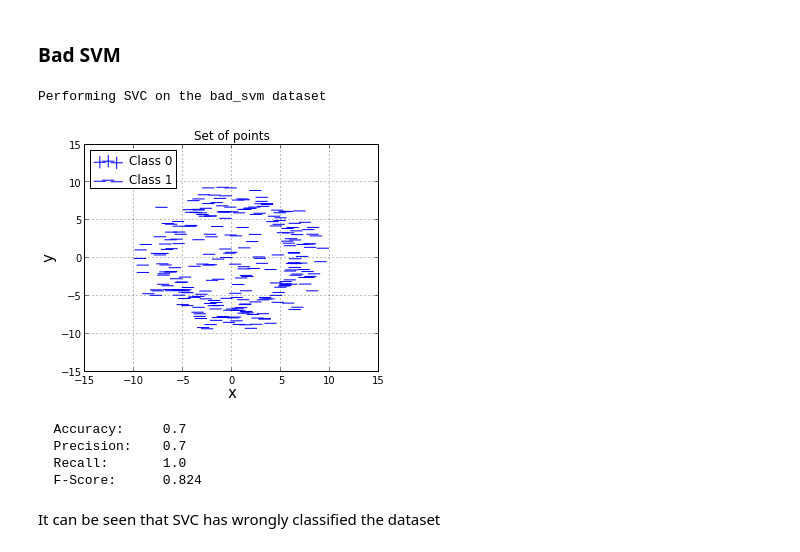
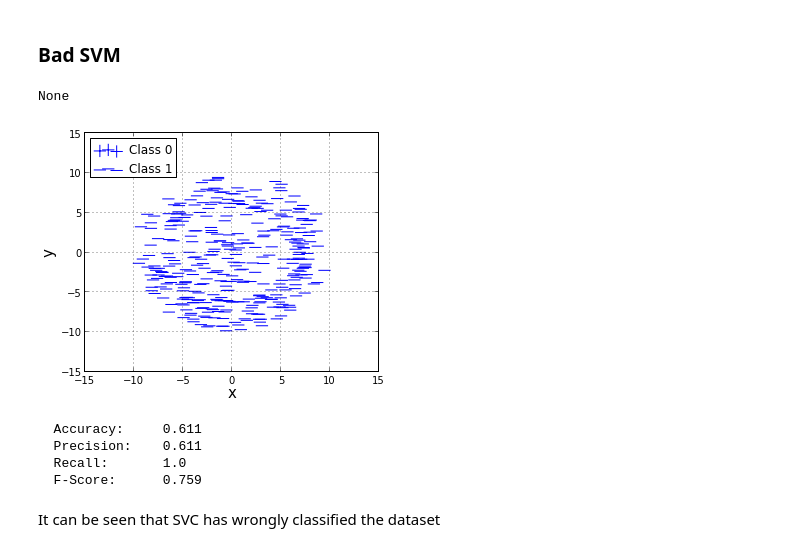
Before and after one commit to sagarjauhari/graph_mining, a Jupyter notebook: Graph Data Mining - L3.ipynb, the cells around one changed output. Drawn from its saved outputs; the diff is of its cells as text; code cells hidden in the pictures.

```diff
--- a/Graph Data Mining - L3.ipynb
+++ b/Graph Data Mining - L3.ipynb
@@ -27,7 +27,7 @@ Welcome to pylab, a matplotlib-based Python environment [backend: module://IPyth
 For more information, type 'help(pylab)'.
 # %%
 def gen_concentric_gaus(n):
-    mult = 15
+    mult = 10
     x1 = [round(random.gauss(0, 3),3)
         for i in range(0, n)]
     y1 = [round(random.gauss(0, 3),3)
@@ -44,7 +44,7 @@ def gen_concentric_gaus(n):
         [i for i in zip(x2,y2,[1]*len(x2)) if \
         36 < math.pow(i[0],2) + math.pow(i[1],2) < 100 ]
 
-n = 50
+n = 100
 bad_kmeans = gen_concentric_gaus(n)
 bad_pca = gen_concentric_gaus(n)
 bad_svm = gen_concentric_gaus(n)
@@ -91,7 +91,7 @@ def plot_pts(n,marker_idx=None):
 
     ax.set_xlabel('x', fontsize=15)
     ax.set_ylabel('y', fontsize=15)
-    ax.set_title('Set of points')
+    #ax.set_title('Set of points')
 
     ax.grid(True)
     fig.tight_layout()
@@ -195,32 +195,32 @@ It can be seen that K-Means has wrongly classified the dataset splitting the upp
 # %%
 from sklearn import svm
 
-def do_svc(kernel):
+def do_svc(kernel, title):
     clf = svm.SVC(kernel=kernel)
 
     # Training the SVC model on the input data bad_svm
     clf.fit([[i[0], i[1]] for i in bad_svm], [i[2] for i in bad_svm])
 
     # Predicting the bad_svm data with the model
     idx_svm = clf.predict([[i[0], i[1]] for i in bad_svm])
     idx_svm = [int(i) for i in idx_svm]
 
-    print "Performing SVC on the bad_svm dataset"
+    print "\n\n",title
     plot_pts(bad_svm, idx_svm)
 
     # Performance
     get_performance([i[2] for i in bad_svm], idx_svm)
 
     return idx_svm
 
-idx_svm_linear = do_svc('linear')
+idx_svm_linear = do_svc('linear', None)
 # %% [output]
-Performing SVC on the bad_svm dataset
+None
-[figure, old version]
+[figure, new version]
-  Accuracy:     0.7
-  Precision:    0.7
+  Accuracy:     0.611
+  Precision:    0.611
   Recall:       1.0
-  F-Score:      0.824
+  F-Score:      0.759
 # %% [markdown]
 It can be seen that SVC has wrongly classified the dataset
 # %% [markdown]
```
Also changed, not shown: parts of 5 cells of this notebook.
